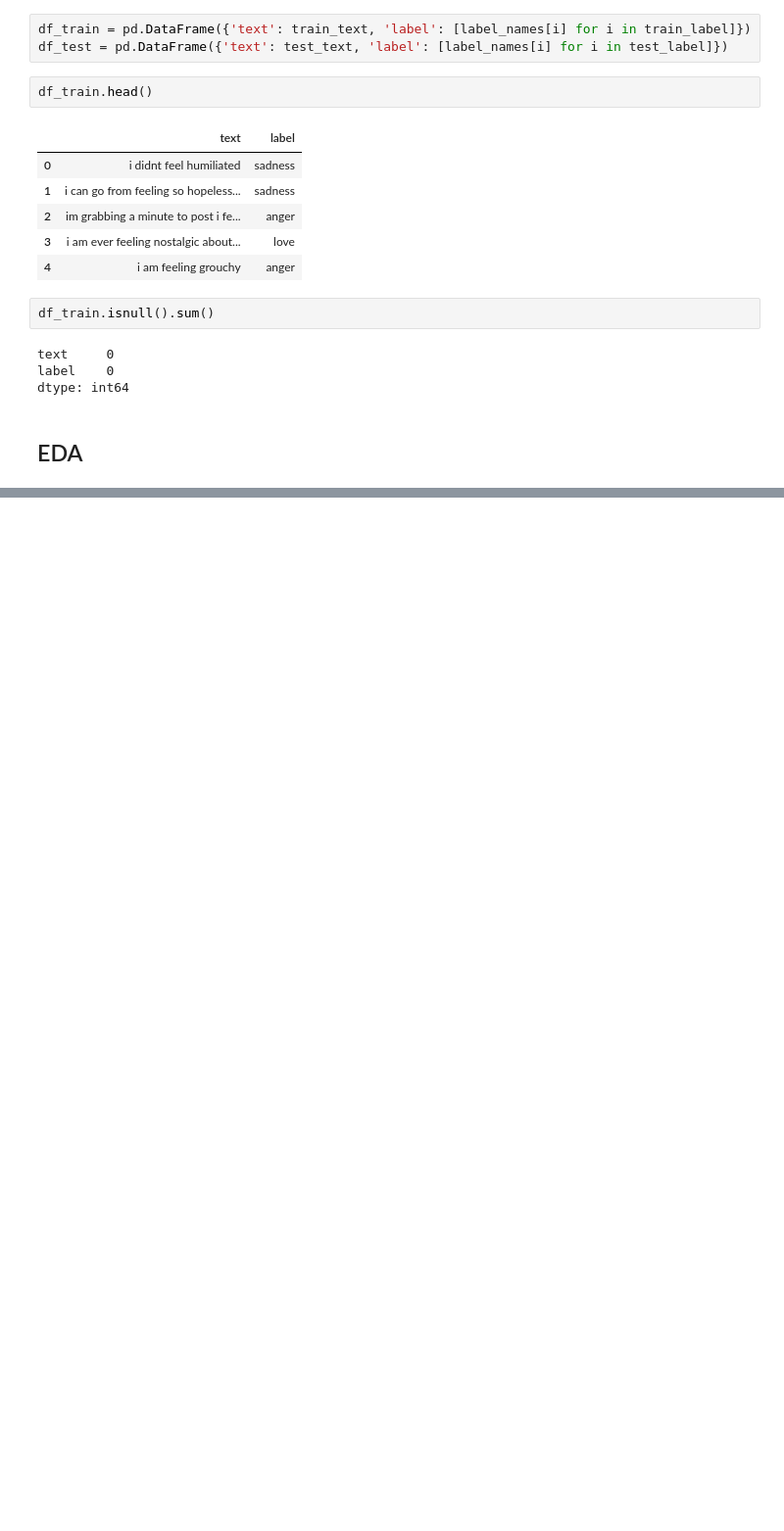
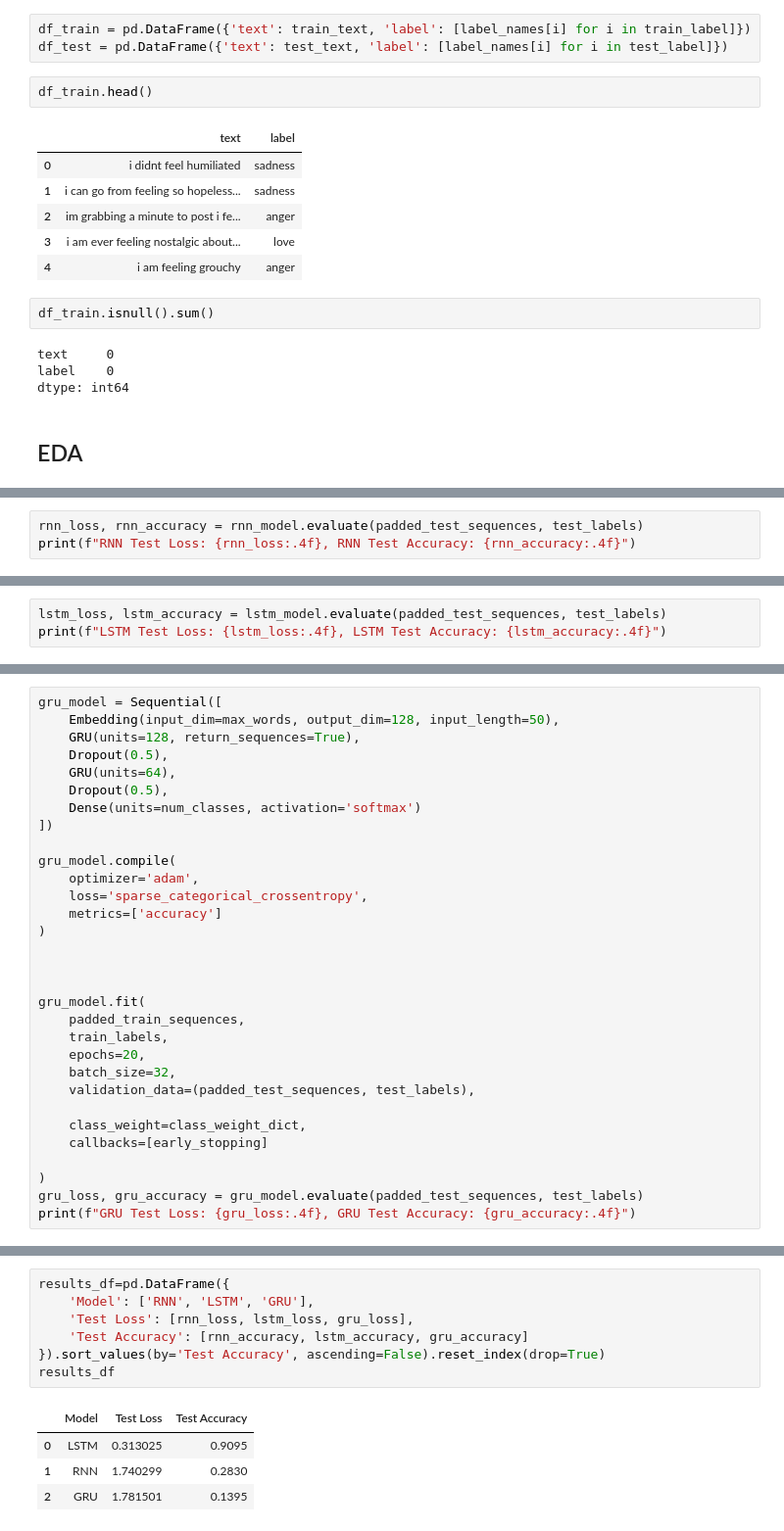
Before and after one commit to Ashish800935/emotion-classification-nlp, a Jupyter notebook: notebooks/emotion_prediction.ipynb, the cells around one changed output, grey strips where cells are left out. Shown at 98% size. Saved outputs shown, nothing was run; the diff lists cells and outputs as text; blank space fills up the shorter version.

```diff
--- a/notebooks/emotion_prediction.ipynb
+++ b/notebooks/emotion_prediction.ipynb
@@ -59,0 +213,3 @@ dtype: int64
+# %%
+rnn_loss, rnn_accuracy = rnn_model.evaluate(padded_test_sequences, test_labels)
+print(f"RNN Test Loss: {rnn_loss:.4f}, RNN Test Accuracy: {rnn_accuracy:.4f}")
@@ -59,0 +267,3 @@ dtype: int64
+# %%
+lstm_loss, lstm_accuracy = lstm_model.evaluate(padded_test_sequences, test_labels)
+print(f"LSTM Test Loss: {lstm_loss:.4f}, LSTM Test Accuracy: {lstm_accuracy:.4f}")
@@ -59,0 +275,31 @@ dtype: int64
+# %%
+gru_model = Sequential([
+    Embedding(input_dim=max_words, output_dim=128, input_length=50),
+    GRU(units=128, return_sequences=True),
+    Dropout(0.5),
+    GRU(units=64),
+    Dropout(0.5),
+    Dense(units=num_classes, activation='softmax')
+])
+
+gru_model.compile(
+    optimizer='adam',
+    loss='sparse_categorical_crossentropy',
+    metrics=['accuracy']
+)
+
+
+
+gru_model.fit(
+    padded_train_sequences,
+    train_labels,
+    epochs=20,
+    batch_size=32,
+    validation_data=(padded_test_sequences, test_labels),
+
+    class_weight=class_weight_dict,
+    callbacks=[early_stopping]
+
+)
+gru_loss, gru_accuracy = gru_model.evaluate(padded_test_sequences, test_labels)
+print(f"GRU Test Loss: {gru_loss:.4f}, GRU Test Accuracy: {gru_accuracy:.4f}")
@@ -59,0 +319,12 @@ dtype: int64
+# %%
+results_df=pd.DataFrame({
+    'Model': ['RNN', 'LSTM', 'GRU'],
+    'Test Loss': [rnn_loss, lstm_loss, gru_loss],
+    'Test Accuracy': [rnn_accuracy, lstm_accuracy, gru_accuracy]
+}).sort_values(by='Test Accuracy', ascending=False).reset_index(drop=True)
+results_df
+# %% [output]
+|  | Model | Test Loss | Test Accuracy |
+| 0 | LSTM | 0.313025 | 0.9095 |
+| 1 | RNN | 1.740299 | 0.2830 |
+| 2 | GRU | 1.781501 | 0.1395 |
```
Also changed, not shown: parts of 36 cells of this notebook, 1 other file.
